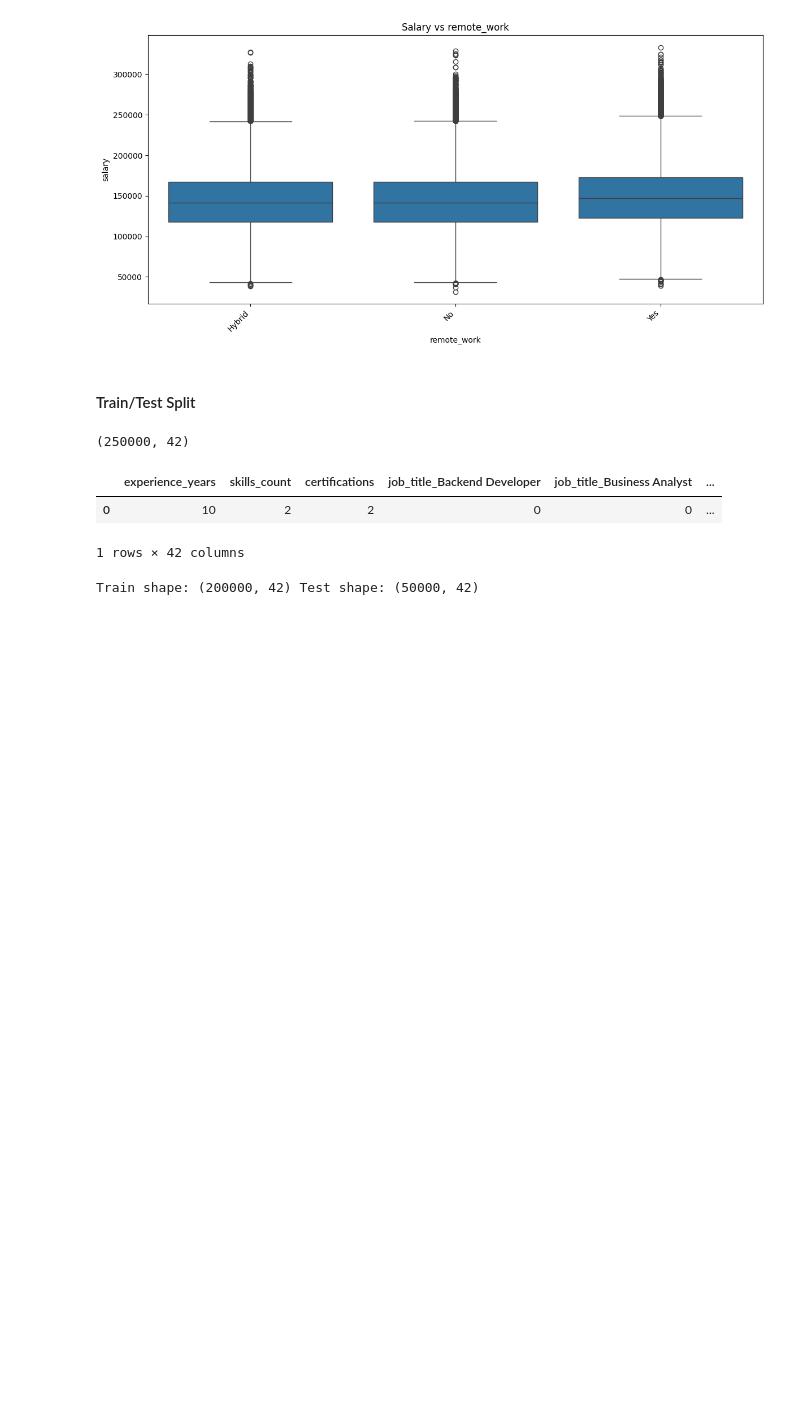
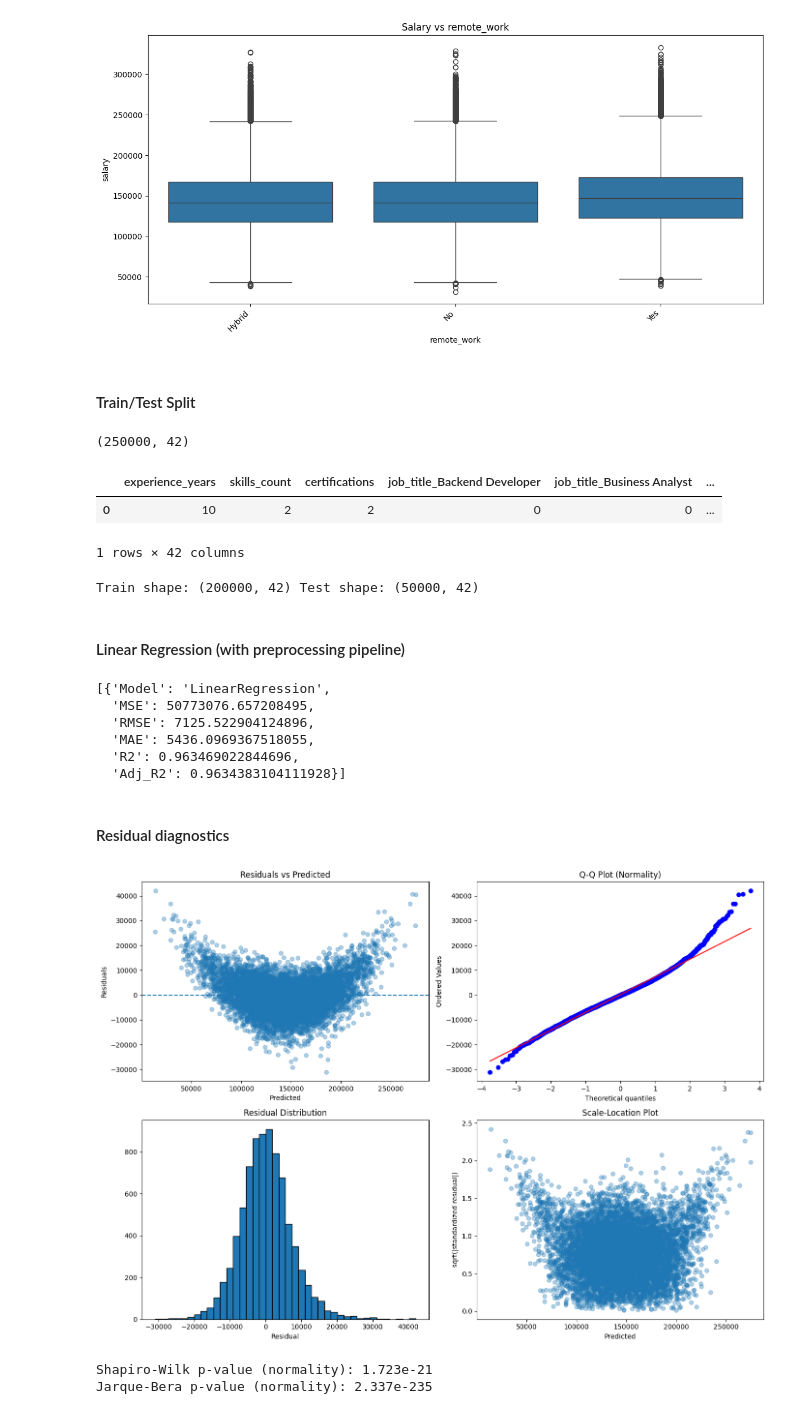
Before and after one commit to mdmohsin212/Kaggle-competitions, a Jupyter notebook: Employee Salary Prediction/model/Salary_prediction.ipynb, the cells around one changed output. Saved outputs shown, nothing was run; the diff lists cells and outputs as text; code cells hidden in the pictures; blank space fills up the shorter version.

Commit message:
Train Linear Regression model

```diff
--- a/Employee Salary Prediction/model/Salary_prediction.ipynb
+++ b/Employee Salary Prediction/model/Salary_prediction.ipynb
@@ -147,0 +200,31 @@ def adjusted_r2()
+# %% [markdown]
+#### Linear Regression (with preprocessing pipeline)
+# %%
+linear_pipeline = Pipeline(steps=[
+    ("imputer", SimpleImputer(strategy="median")),
+    ("scaler", StandardScaler()),
+    ("model", LinearRegression())
+])
+
+linear_pipeline.fit(x_train, y_train)
+y_pred_linear = linear_pipeline.predict(x_test)
+# %%
+results = []
+
+results.append(eval_regression(y_test, y_pred_linear, n_feature=x_test.shape[1], name="LinearRegression"))
+display(results)
+# %% [output]
+[{'Model': 'LinearRegression',
+  'MSE': 50773076.657208495,
+  'RMSE': 7125.522904124896,
+  'MAE': 5436.0969367518055,
+  'R2': 0.963469022844696,
+  'Adj_R2': 0.9634383104111928}]
+# %% [markdown]
+#### Residual diagnostics
+# %%
+residual_lin = residual_plots(y_test, y_pred_linear)
+# %% [output]
+[figure, added]
+Shapiro-Wilk p-value (normality): 1.723e-21
+Jarque-Bera p-value (normality): 2.337e-235
```
Also changed, not shown: parts of 2 cells of this notebook.
